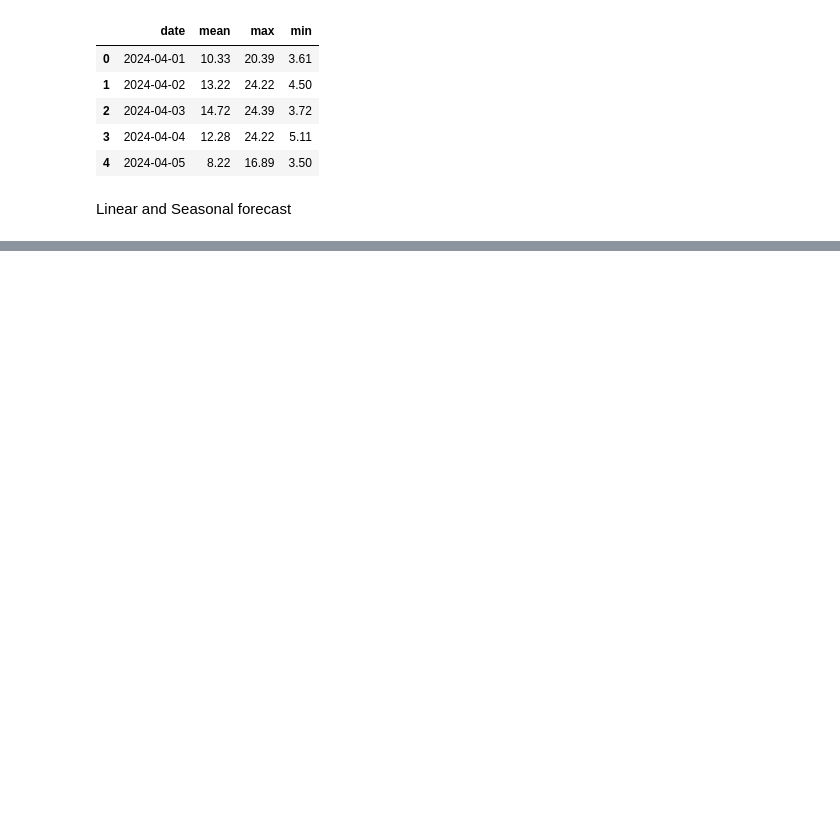
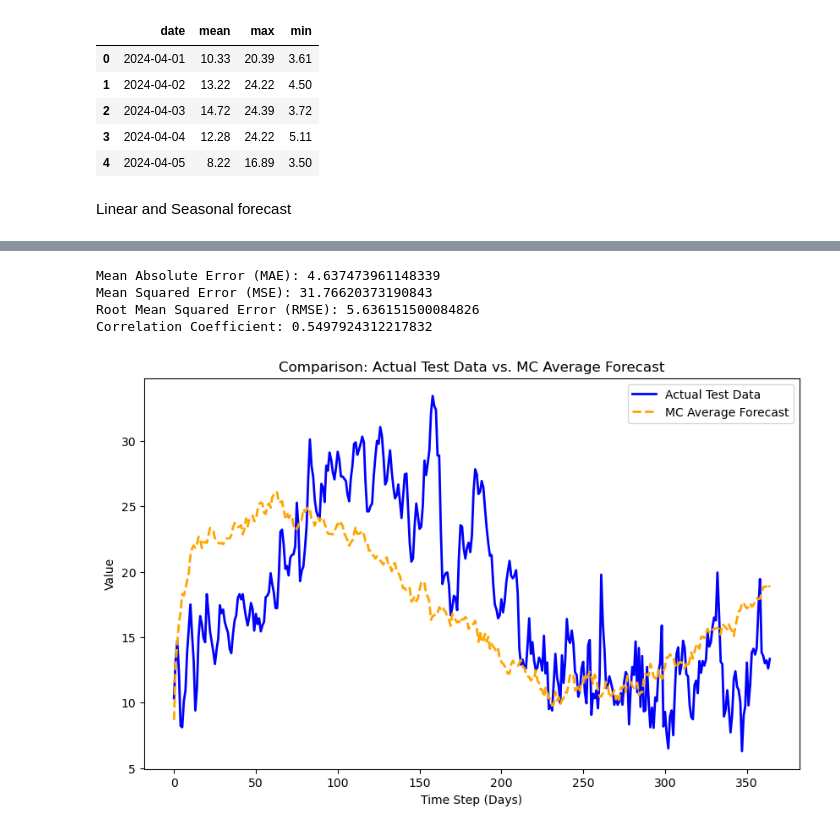
Before and after one commit to GianiRanzetti/Minerva---Weather-Derivatives, a Jupyter notebook: WN_model/forecast_Vittorio.ipynb, the cells around one changed output, grey strips where cells are left out. Saved outputs shown, nothing was run; the diff lists cells and outputs as text; code cells hidden in the pictures; blank space fills up the shorter version.

```diff
--- a/WN_model/forecast_Vittorio.ipynb
+++ b/WN_model/forecast_Vittorio.ipynb
@@ -67,10 +78,7 @@ def forecast_seasonal(t_future, fitted_params):
 
     return cycle1 + cycle2 + cycle3 + modulated
 
-# Example usage:
-# Create future time points (e.g., next 365 days)
-last_t = forecast_df['t'].max()
-t_future = np.arange(last_t + 1, last_t + 366)
+t_future = np.arange(start_t + 1, start_t + forecast_end + 1)
 
 # Your fitted parameters from the model
 fitted_params = [6.222, 44.85,    # a1, phi1
@@ -84,0 +126,49 @@ forecast_df['seasonal'] = seasonal_forecast[:forecast_end]
+# %%
+from sklearn.metrics import mean_absolute_error, mean_squared_error
+
+k = -0.1571                           # Fixed speed of mean reversion (a scalar)
+
+n_paths = 1000     # number of Monte Carlo simulation paths
+
+# Initialize forecasts: start with the last actual observation from training data.
+T_all = np.zeros((n_paths, forecast_end))
+T_all[:, 0] = T_actual_train[-1]
+
+# Rolling forecast using actual data when available
+for t in range(1, forecast_end):
+    eps = np.random.randn(n_paths)  # random shock for each simulation path
+
+    previous_value = T_all[:, t-1]
+
+    # Compute the forecast for time t based on the actual observation at t-1.
+    T_all[:, t] = forecast_df['trend'].iloc[t-1] + forecast_df['seasonal'].iloc[t-1] + (1 + k) * (previous_value - forecast_df['seasonal'].iloc[t-2] - forecast_df['trend'].iloc[t-2]) + forecast_df['sigmaboy'].iloc[t-1] * eps
+
+# Calculate the average forecast over all simulation paths.
+T_avg = np.mean(T_all, axis=0)
+
+# -- Compute error statistics between T_avg and T_actual_test --
+mae = mean_absolute_error(T_actual_test, T_avg)
+mse = mean_squared_error(T_actual_test, T_avg)
+rmse = np.sqrt(mse)
+corr_coef = np.corrcoef(T_actual_test, T_avg)[0, 1]
+
+print("Mean Absolute Error (MAE):", mae)
+print("Mean Squared Error (MSE):", mse)
+print("Root Mean Squared Error (RMSE):", rmse)
+print("Correlation Coefficient:", corr_coef)
+
+# -- Plot the Actual Test Data vs. MC Average Forecast --
+plt.figure(figsize=(10, 6))
+plt.plot(T_actual_test, label="Actual Test Data", linewidth=2, color='blue')
+plt.plot(T_avg, label="MC Average Forecast", linewidth=2, linestyle="--", color='orange')
+plt.xlabel("Time Step (Days)")
+plt.ylabel("Value")
+plt.title("Comparison: Actual Test Data vs. MC Average Forecast")
+plt.legend()
+plt.show()
+# %% [output]
+Mean Absolute Error (MAE): 4.637473961148339
+Mean Squared Error (MSE): 31.76620373190843
+Root Mean Squared Error (RMSE): 5.636151500084826
+Correlation Coefficient: 0.5497924312217832
+[figure, added]
```
Also changed, not shown: parts of 3 cells of this notebook, 1 other file.
